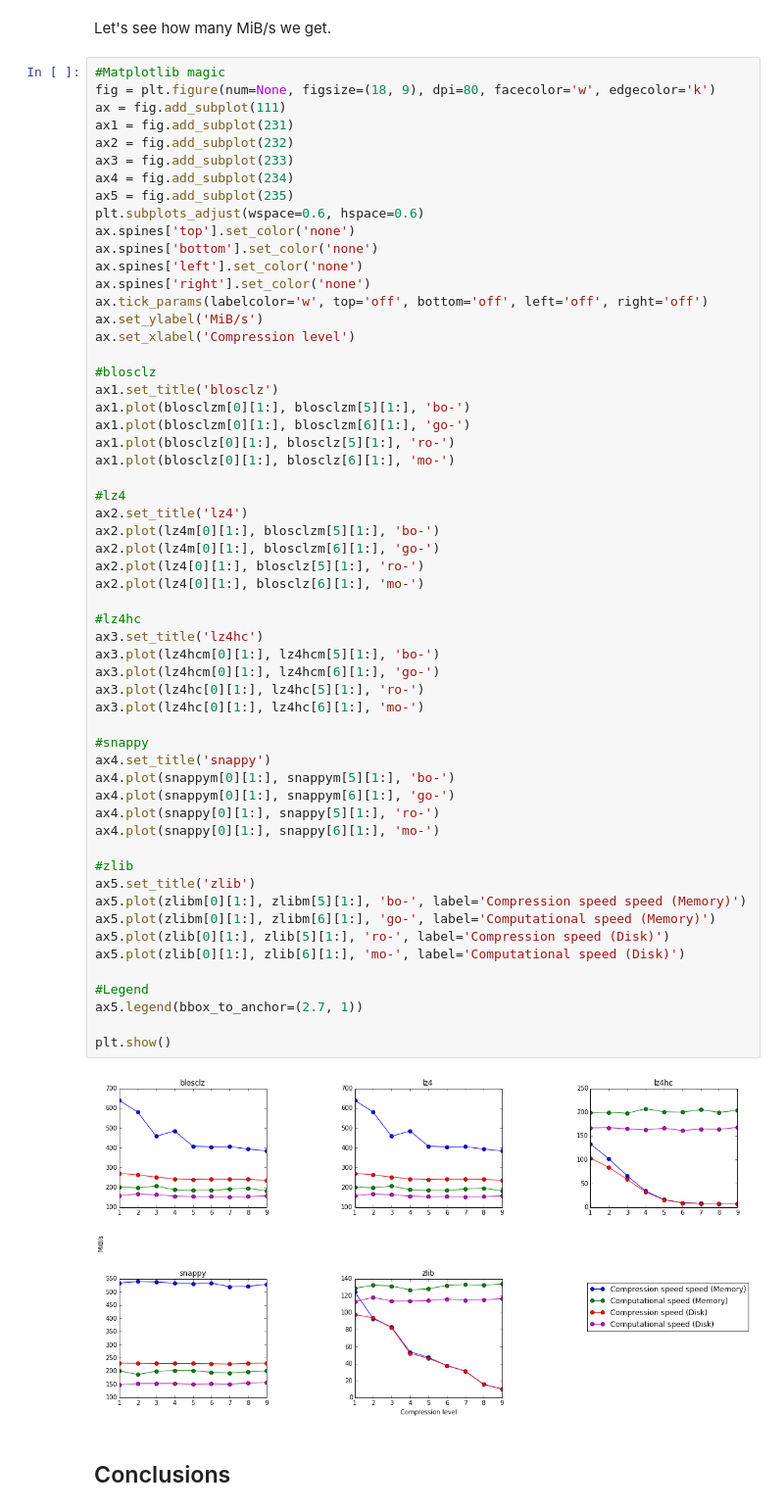
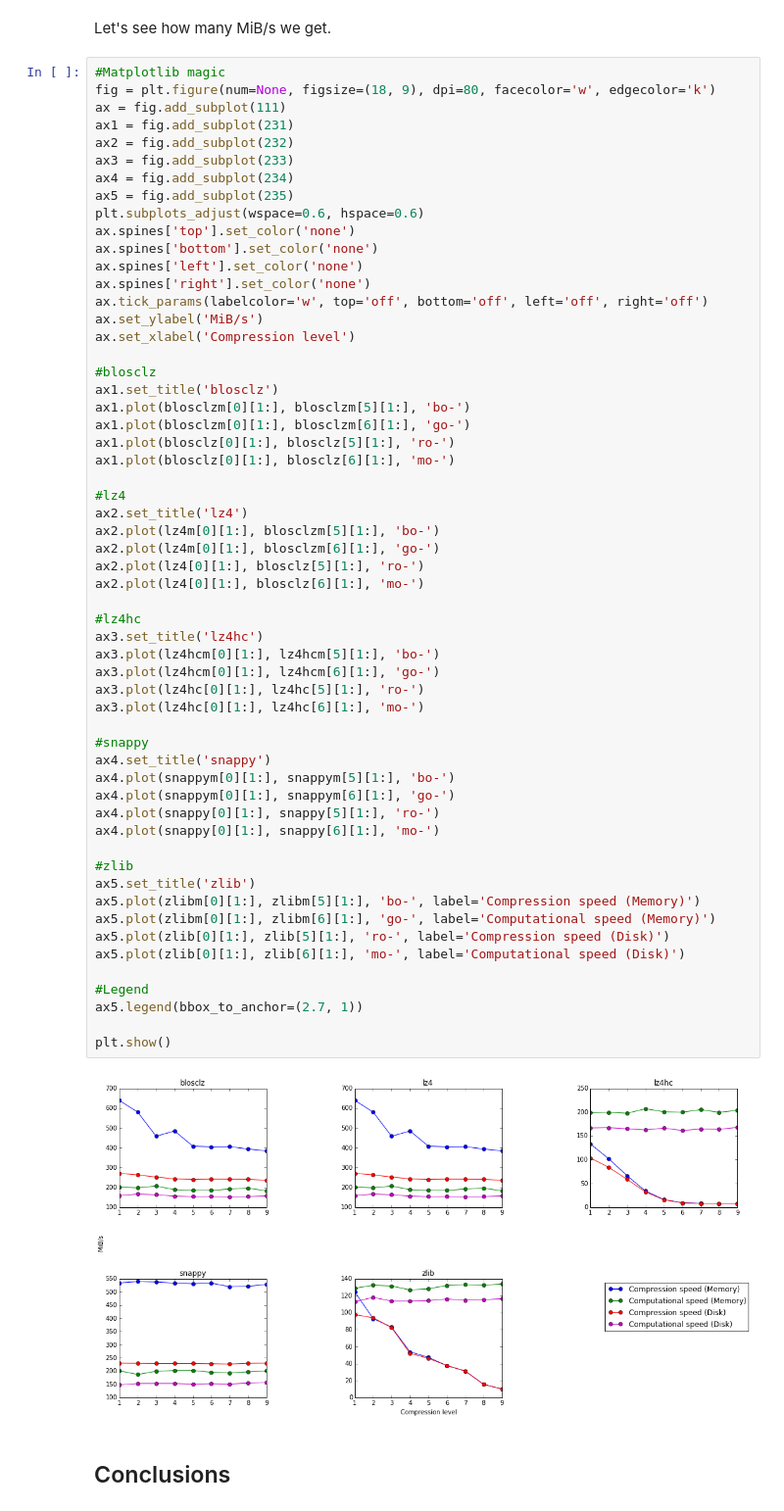
Before and after one commit to pablojimenezmateo/Big-Data, a Jupyter notebook: Disk vs Memory, btable.ipynb, the cells around one changed output. Shown: that part at 98% size. Cells and saved outputs as stored; diff of their text form.

```diff
--- a/Disk vs Memory, btable.ipynb
+++ b/Disk vs Memory, btable.ipynb
@@ -472,35 +472,35 @@ ax2.set_title('lz4')
 ax2.plot(lz4m[0][1:], blosclzm[5][1:], 'bo-')
 ax2.plot(lz4m[0][1:], blosclzm[6][1:], 'go-')
 ax2.plot(lz4[0][1:], blosclz[5][1:], 'ro-')
 ax2.plot(lz4[0][1:], blosclz[6][1:], 'mo-')
 
 #lz4hc
 ax3.set_title('lz4hc')
 ax3.plot(lz4hcm[0][1:], lz4hcm[5][1:], 'bo-')
 ax3.plot(lz4hcm[0][1:], lz4hcm[6][1:], 'go-')
 ax3.plot(lz4hc[0][1:], lz4hc[5][1:], 'ro-')
 ax3.plot(lz4hc[0][1:], lz4hc[6][1:], 'mo-')
 
 #snappy
 ax4.set_title('snappy')
 ax4.plot(snappym[0][1:], snappym[5][1:], 'bo-')
 ax4.plot(snappym[0][1:], snappym[6][1:], 'go-')
 ax4.plot(snappy[0][1:], snappy[5][1:], 'ro-')
 ax4.plot(snappy[0][1:], snappy[6][1:], 'mo-')
 
 #zlib
 ax5.set_title('zlib')
-ax5.plot(zlibm[0][1:], zlibm[5][1:], 'bo-', label='Compression speed speed (Memory)')
+ax5.plot(zlibm[0][1:], zlibm[5][1:], 'bo-', label='Compression speed (Memory)')
 ax5.plot(zlibm[0][1:], zlibm[6][1:], 'go-', label='Computational speed (Memory)')
 ax5.plot(zlib[0][1:], zlib[5][1:], 'ro-', label='Compression speed (Disk)')
 ax5.plot(zlib[0][1:], zlib[6][1:], 'mo-', label='Computational speed (Disk)')
 
 #Legend
 ax5.legend(bbox_to_anchor=(2.7, 1))
 
 plt.show()
 # %% [output]
-[figure, old version]
+[figure, new version]
 # %% [markdown]
 ## Conclusions
 # %% [markdown]
```
Also changed, not shown: parts of 1 cell of this notebook, 8 other files.
